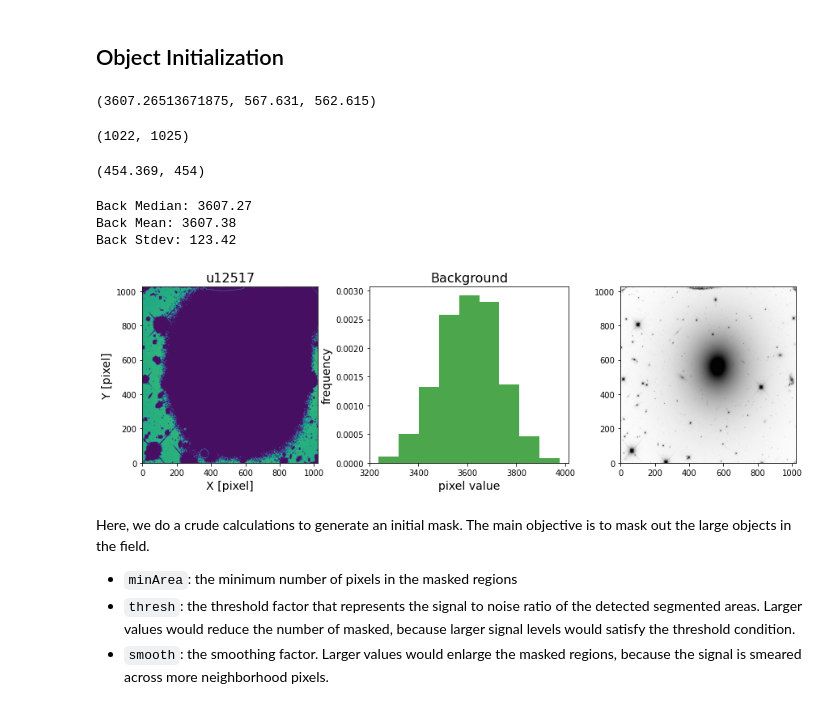
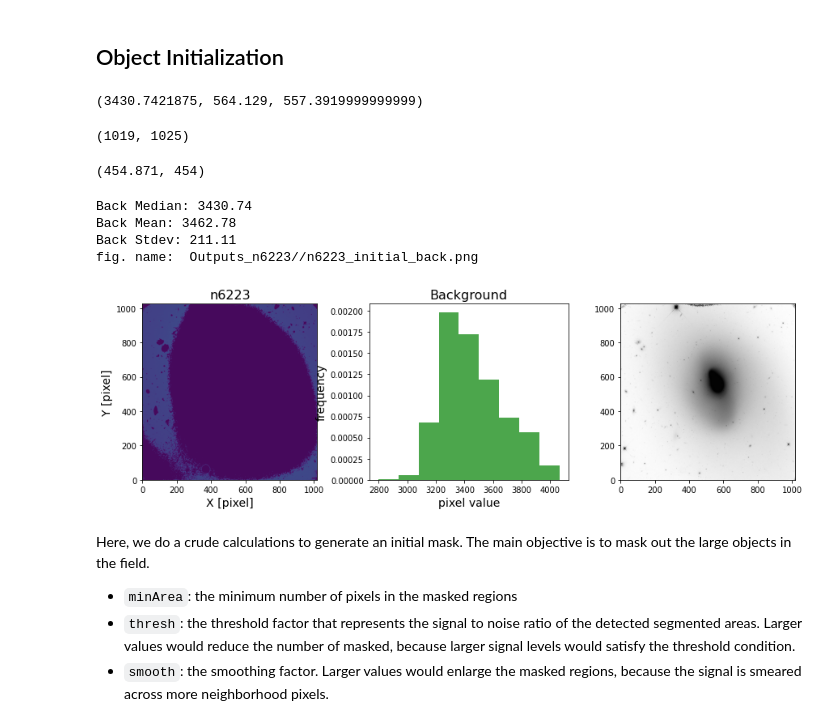
Before and after one commit to ekourkchi/old-SBF, a Jupyter notebook: User_Interface.ipynb, the cells around one changed output. Saved outputs shown, nothing was run; the diff lists cells and outputs as text; code cells hidden in the pictures.

```diff
--- a/User_Interface.ipynb
+++ b/User_Interface.ipynb
@@ -111,7 +111,7 @@ def get_f(obj, r0, r1, nr):
 inFolder = '/media/Data/Home/PanStarrs/Jan/HI/augment/SBF/wfc3-16262/'
 # %%
 # obj = ellOBJ("n0679")
-obj = ellOBJ("u12517")
+# obj = ellOBJ("u12517")
 # obj = ellOBJ("n0439")
 
 
@@ -149,29 +149,34 @@ obj = ellOBJ("u12517")
 
 # obj = ellOBJ("n6768", inFolder=inFolder)
 
-# obj = ellOBJ("n6223", inFolder=inFolder)
+obj = ellOBJ("n6223", inFolder=inFolder)
 # %%
 obj.sky_med, obj.x0, obj.y0
 # %% [output]
-(3607.26513671875, 567.631, 562.615)
+(3430.7421875, 564.129, 557.3919999999999)
 # %%
 obj.x_max, obj.y_max
 # %% [output]
-(1022, 1025)
+(1019, 1025)
 # %%
 r = min([obj.x0, obj.x_max-obj.x0, obj.y0, obj.y_max-obj.y0])
 
 r, int(obj.r_max)
 # %% [output]
-(454.369, 454)
+(454.871, 454)
 # %%
 obj.backSextract(thresh=0.03)
 ax1, ax2, ax3 = obj.plot_background()
+
+pngName = obj.objRoot+'/'+obj.name+'_initial_back.png'
+plt.savefig(pngName)
+print("fig. name: ", pngName)
 # %% [output]
-Back Median: 3607.27
-Back Mean: 3607.38
-Back Stdev: 123.42
+Back Median: 3430.74
+Back Mean: 3462.78
+Back Stdev: 211.11
+fig. name:  Outputs_n6223//n6223_initial_back.png
-[figure, old version]
+[figure, new version]
 # %% [markdown]
 Here, we do a crude calculations to generate an initial mask. The main objective is to mask out the large objects in the field.
 
```
Also changed, not shown: parts of 27 cells of this notebook, 1 other file.
